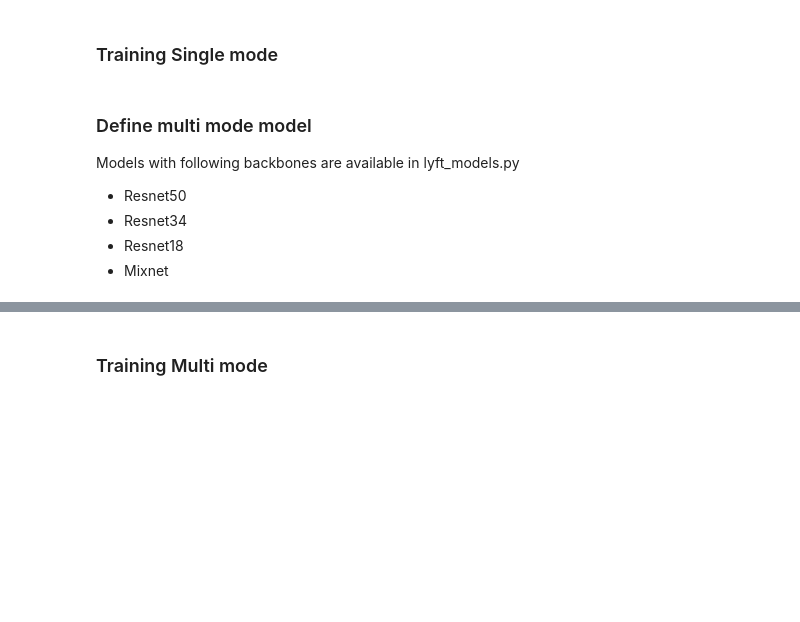
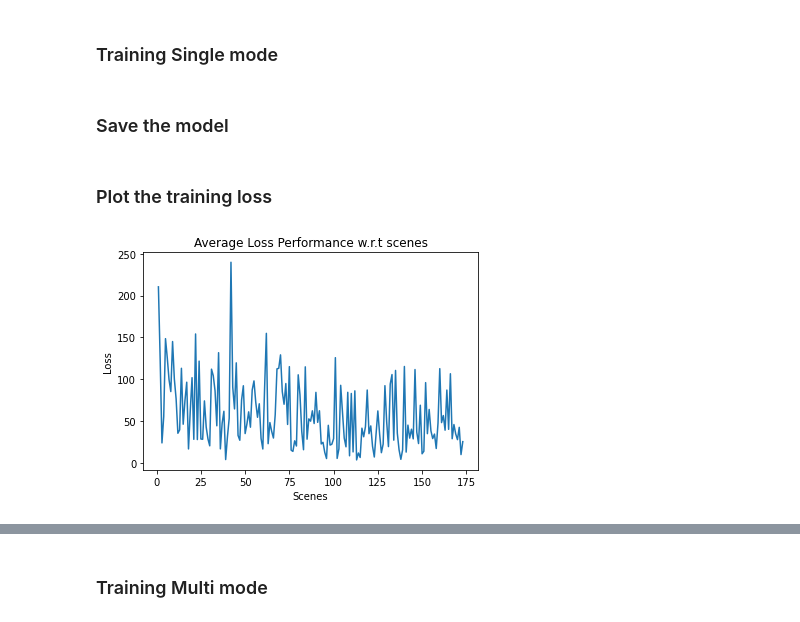
Before and after one commit to MahirGulzar/Motion_prediction_model_for_self_driving, a Jupyter notebook: notebook_train.ipynb, the cells around one changed output, grey strips where cells are left out. Cells and saved outputs as stored; diff of their text form; code cells hidden in the pictures; blank space fills up the shorter version.

```diff
--- a/notebook_train.ipynb
+++ b/notebook_train.ipynb
@@ -74,7 +74,7 @@ Models with following backbones are available in lyft_models.py
 # %%
 # ==== INIT MODEL
 device = torch.device("cuda:0" if torch.cuda.is_available() else "cpu")
-model= LyftResnet50(cfg).to(device)
+model= LyftResnet(cfg, architecture="resnet34").to(device)
 optimizer = optim.Adam(model.parameters(), lr=1e-3)
 criterion = nn.MSELoss(reduction="none")
 # %% [markdown]
@@ -84,6 +84,7 @@ tr_it = iter(train_dataloader)
 progress_bar = tqdm(range(cfg["train_params"]["max_num_steps"]))
 
 losses_train = []
+losses_mean = []
 
 for _ in progress_bar:
     try:
@@ -112,14 +113,8 @@ for _ in progress_bar:
     optimizer.step()
 
     losses_train.append(loss.item())
+    losses_mean.append(np.mean(losses_train))
 
     progress_bar.set_description(f"loss: {loss.item()} loss(avg): {np.mean(losses_train)}")
-# %% [markdown]
-### Define multi mode model
-
-Models with following backbones are available in lyft_models.py
-
-* Resnet50
-* Resnet34
-* Resnet18
-* Mixnet
+# %% [markdown]
+### Save the model
@@ -125,0 +123,18 @@ Models with following backbones are available in lyft_models.py
+# %% [markdown]
+### Plot the training loss
+# %%
+
+# Training Loss plot
+l = [i for i in range(1, len(losses_train)+1)]
+
+# graph_arr = np.c_[ l, losses_train ]
+# graph_arr = graph_arr[(np.argwhere(graph_arr[:,0] % 10 == 0))].squeeze()
+
+plt.plot(l, losses_train, label="Training Loss")
+plt.title("Average Loss Performance w.r.t scenes")
+plt.rcParams['figure.figsize'] = 10, 10
+plt.xlabel("Scenes")
+plt.ylabel("Loss")
+plt.show()
+# %% [output]
+[figure, added]
```
Also changed, not shown: parts of 10 cells of this notebook, 1 other file.
